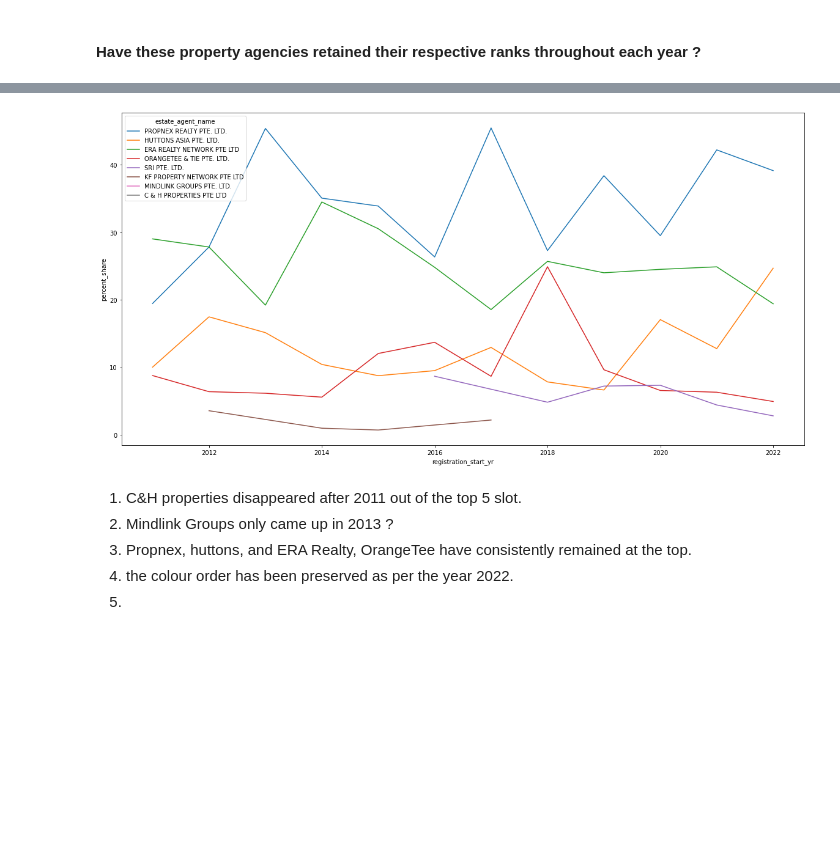
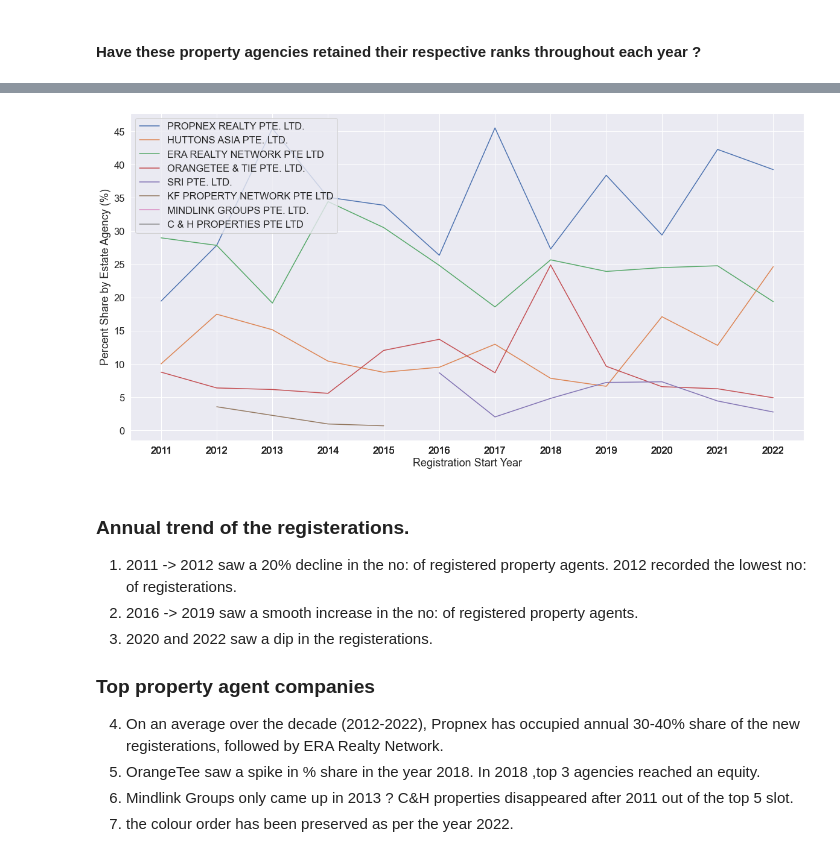
Before and after one commit to bhumika503/property_agents, a Jupyter notebook: ERA_SG.ipynb, the cells around one changed output, grey strips where cells are left out. Drawn from its saved outputs; the diff is of its cells as text; code cells hidden in the pictures; blank space fills up the shorter version.

```diff
--- a/ERA_SG.ipynb
+++ b/ERA_SG.ipynb
@@ -150,16 +130,33 @@ df_grouped2["yearly_count"] = df_grouped2.groupby(['registration_start_yr'])["sa
 df_grouped2['percent_share'] = round(df_grouped2['salesperson_name']*100/df_grouped2['yearly_count'],2)
 df_grouped2 = df_grouped2.sort_values(['registration_start_yr', 'percent_share'],ascending=False).groupby('registration_start_yr').head(5)
 # df.sort_values([column names- groupby for each year and sort in descending order by percent_share])
-# %%
-plt.figure(figsize=(20,10))
-sns.lineplot(x='registration_start_yr', y='percent_share', hue='estate_agent_name', data =df_grouped2)
-# plt.xlabel(df_grouped2['registration_start_yr'])
-plt.show()
-# %% [output]
-[figure, removed]
-# %% [markdown]
-1. C&H properties disappeared after 2011 out of the top 5 slot.
-2. Mindlink Groups only came up in 2013 ?
-3. Propnex, huttons, and ERA Realty, OrangeTee have consistently remained at the top.
-4. the colour order has been preserved as per the year 2022.
-5.
+# %%
+plt.figure(figsize=(20,10))
+sns.set(font_scale=1.5)
+sns.lineplot(x='registration_start_yr', y='percent_share', hue='estate_agent_name', data =df_grouped2)
+# plt.xlabel(df_grouped2['registration_start_yr'])
+
+# Change titles for the X axis and the Y axis
+plt.xlabel('Registration Start Year')
+plt.ylabel('Percent Share by Estate Agency (%)')
+
+# Show all the labels on the X-axis
+plt.xticks(df_grouped2['registration_start_yr'])
+plt.yticks(range(0,50,5))
+# Adjust the type of the legend
+plt.legend(loc='upper left')
+
+plt.show()
+# %% [output]
+[figure, added]
+# %% [markdown]
+### Annual trend of the registerations.
+1. 2011 -> 2012 saw a 20% decline in the no: of registered property agents. 2012 recorded the lowest no: of registerations.
+2. 2016 -> 2019 saw a smooth increase in the no: of registered property agents.
+3. 2020 and 2022 saw a dip in the registerations.
+
+### Top property agent companies
+4. On an average over the decade (2012-2022), Propnex has occupied annual 30-40% share of the new registerations, followed by ERA Realty Network.
+5. OrangeTee saw a spike in % share in the year 2018. In 2018 ,top 3 agencies reached an equity.
+5. Mindlink Groups only came up in 2013 ? C&H properties disappeared after 2011 out of the top 5 slot.
+6. the colour order has been preserved as per the year 2022.
```
Also changed, not shown: parts of 9 cells of this notebook.
